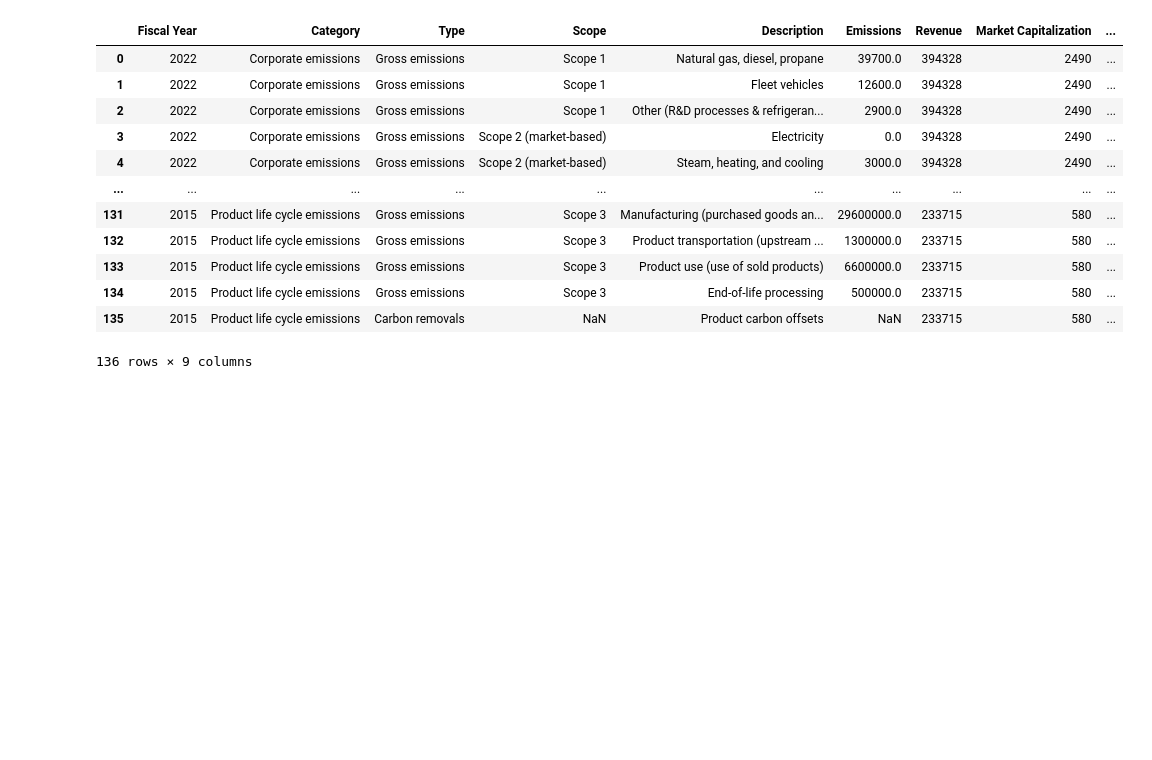
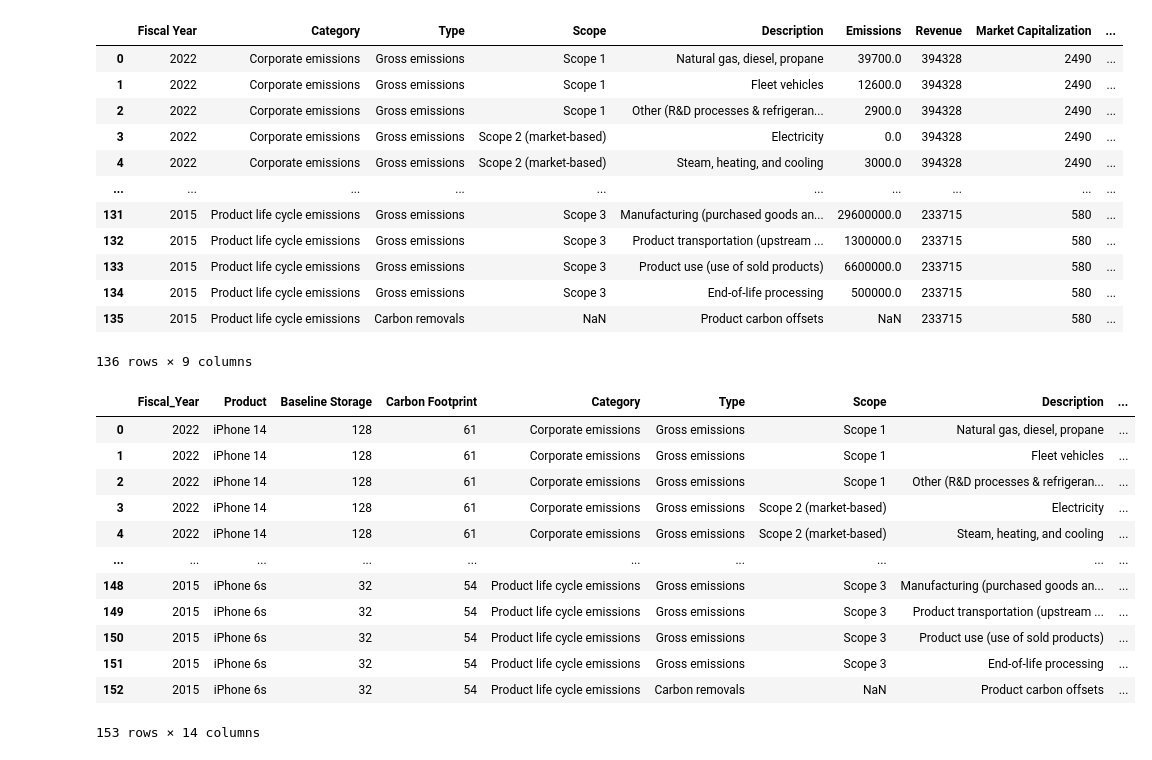
Before and after one commit to corinne167225/DataAnalysis2, a Jupyter notebook: Final_Project/Final_Term_Project.ipynb, the cells around one changed output. Cells and saved outputs as stored; diff of their text form; code cells hidden in the pictures; blank space fills up the shorter version.

```diff
--- a/Final_Project/Final_Term_Project.ipynb
+++ b/Final_Project/Final_Term_Project.ipynb
@@ -101,4 +112,28 @@ merged_df
 | 134 | 2015 | Product life cycle emissions | Gross emissions | Scope 3 | End-of-life processing | 500000.0 | 233715 | 580 | ... |
 | 135 | 2015 | Product life cycle emissions | Carbon removals | NaN | Product carbon offsets | NaN | 233715 | 580 | ... |
 136 rows × 9 columns
+# %%
+merged_df.rename(columns =
+                {'Market Capitalization':'Market_Capitalization',
+                'Fiscal Year': 'Fiscal_Year'}, inplace = True)
+##remember to dropna() for important variables
+merged_df['Corporate_Emissions'] = (merged_df['Category'] == 'Corporate emissions').astype(int)
+merged_df = merged_df.dropna(subset=['Category'])
+merged_df['Product_LifeCy_Emissions'] = (merged_df['Category'] == 'Product life cycle emissions').astype(int)
+merged_df = pd.merge(carbon_footprint_by_product, merged_df, on ='Fiscal_Year')
+merged_df
+# %% [output]
+|  | Fiscal_Year | Product | Baseline Storage | Carbon Footprint | Category | Type | Scope | Description | ... |
+| 0 | 2022 | iPhone 14 | 128 | 61 | Corporate emissions | Gross emissions | Scope 1 | Natural gas, diesel, propane | ... |
+| 1 | 2022 | iPhone 14 | 128 | 61 | Corporate emissions | Gross emissions | Scope 1 | Fleet vehicles | ... |
+| 2 | 2022 | iPhone 14 | 128 | 61 | Corporate emissions | Gross emissions | Scope 1 | Other (R&D processes & refrigeran... | ... |
+| 3 | 2022 | iPhone 14 | 128 | 61 | Corporate emissions | Gross emissions | Scope 2 (market-based) | Electricity | ... |
+| 4 | 2022 | iPhone 14 | 128 | 61 | Corporate emissions | Gross emissions | Scope 2 (market-based) | Steam, heating, and cooling | ... |
+| ... | ... | ... | ... | ... | ... | ... | ... | ... | ... |
+| 148 | 2015 | iPhone 6s | 32 | 54 | Product life cycle emissions | Gross emissions | Scope 3 | Manufacturing (purchased goods an... | ... |
+| 149 | 2015 | iPhone 6s | 32 | 54 | Product life cycle emissions | Gross emissions | Scope 3 | Product transportation (upstream ... | ... |
+| 150 | 2015 | iPhone 6s | 32 | 54 | Product life cycle emissions | Gross emissions | Scope 3 | Product use (use of sold products) | ... |
+| 151 | 2015 | iPhone 6s | 32 | 54 | Product life cycle emissions | Gross emissions | Scope 3 | End-of-life processing | ... |
+| 152 | 2015 | iPhone 6s | 32 | 54 | Product life cycle emissions | Carbon removals | NaN | Product carbon offsets | ... |
+153 rows × 14 columns
 # %%
```
Also changed, not shown: parts of 19 cells of this notebook, 1 other file.
